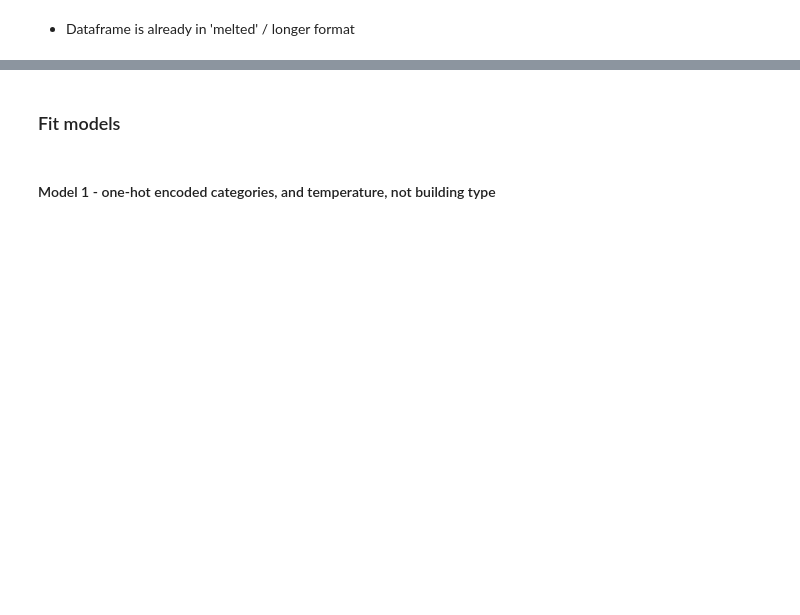
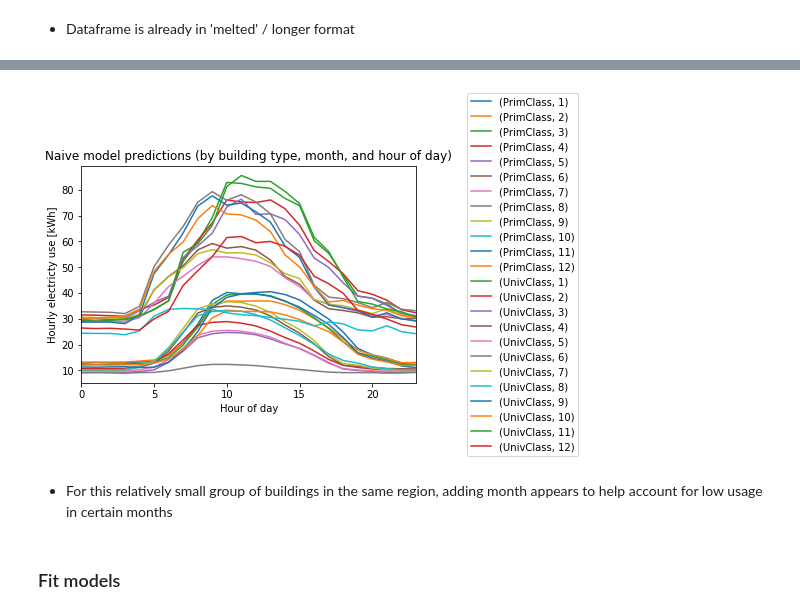
Before and after one commit to dmgt/gdso_2019, a Jupyter notebook: notebooks/exploring_models/2019-07-05-random_forest.ipynb, the cells around one changed output, grey strips where cells are left out. Cells and saved outputs as stored; diff of their text form; code cells hidden in the pictures; blank space fills up the shorter version.

```diff
--- a/notebooks/exploring_models/2019-07-05-random_forest.ipynb
+++ b/notebooks/exploring_models/2019-07-05-random_forest.ipynb
@@ -76,0 +83,3 @@ Int64Index([ 0,  1,  2,  3,  4,  5,  6,  7,  8,  9, 10, 11, 12, 13, 14, 15, 16,
+# %%
+hourly_avg_by_space_month = train_data.groupby(['primary_space_usage', 'month', 'hour']).mean()['electricity'].round(1).unstack()
+hourly_avg_by_space_month
@@ -77,3 +106,13 @@ Int64Index([ 0,  1,  2,  3,  4,  5,  6,  7,  8,  9, 10, 11, 12, 13, 14, 15, 16,
+# %%
+hourly_avg_by_space_month.transpose().plot();
+plt.title('Naive model predictions (by building type, month, and hour of day)')
+plt.xlabel('Hour of day')
+plt.ylabel('Hourly electricty use [kWh]')
+plt.legend(loc= 'center right', bbox_to_anchor=(1.5, 0.5));
+# %% [output]
+[figure, added]
+# %% [markdown]
+- For this relatively small group of buildings in the same region, adding month appears to help account for low usage in certain months
 # %% [markdown]
 ### Fit models
 # %%
@@ -85,5 +124,3 @@ def rmsle(ytrue, ypred):
 # Others in sklearn
 # mean_squared_error(ytrue, ypred)
 # mean_absolute_error(ytrue, ypred)
-# %% [markdown]
-#### Model 1 -  one-hot encoded categories, and temperature, not building type
```
Also changed, not shown: parts of 64 cells of this notebook.
